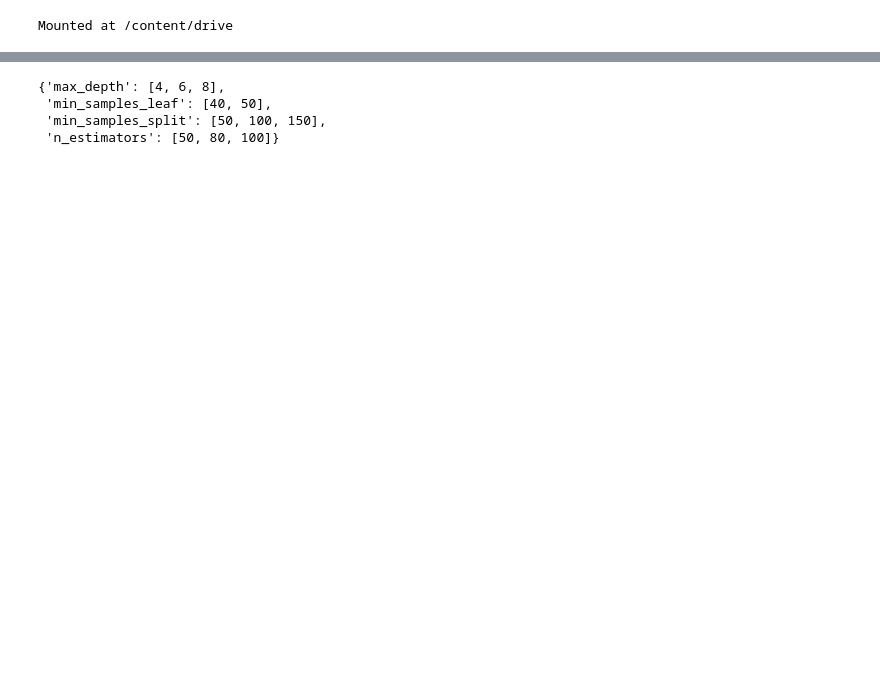
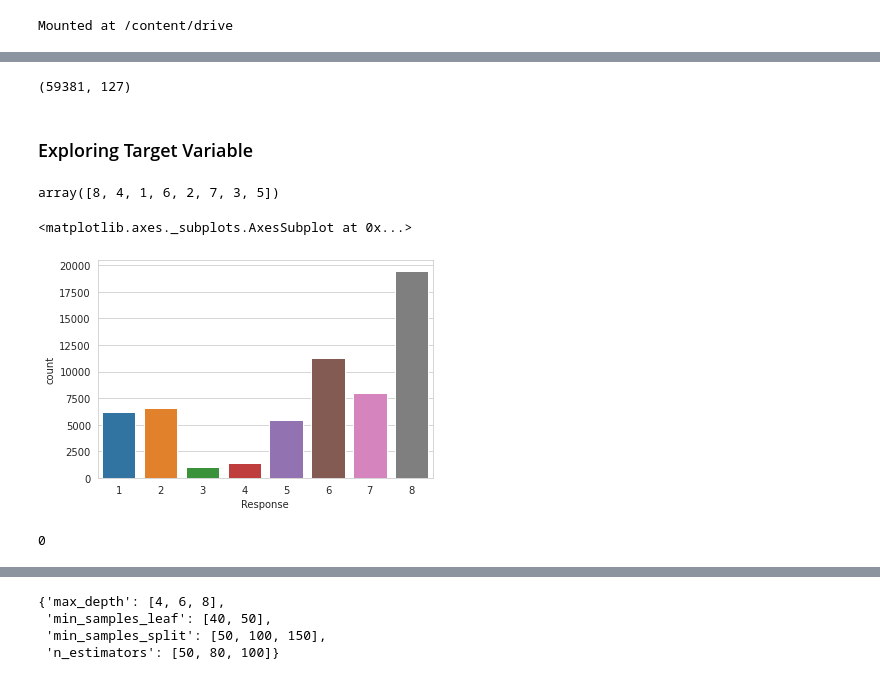
Before and after one commit to ayush9304/Life-Insurance-Risk-Prediction, a Jupyter notebook: Life_Insurance_Risk_Prediction.ipynb, the cells around one changed output, grey strips where cells are left out. Saved outputs shown, nothing was run; the diff lists cells and outputs as text; code cells hidden in the pictures; blank space fills up the shorter version.

```diff
--- a/Life_Insurance_Risk_Prediction.ipynb
+++ b/Life_Insurance_Risk_Prediction.ipynb
@@ -37,3 +20,7 @@ from sklearn import ensemble
+# %%
+pd.set_option("display.max_columns", None)
+pd.set_option("display.max_rows", None)
+sns.set_style(style='whitegrid')
 # %%
 from google.colab import drive
 drive.mount('/content/drive')
@@ -325,0 +29,3 @@ param_dict = {'n_estimators' : n_estimators,
+# %%
+df = pd.read_csv("/content/drive/MyDrive/Datasets/Insurance Decisioning/train.csv", index_col='Id')
+df.head()
@@ -325,0 +40,19 @@ param_dict = {'n_estimators' : n_estimators,
+# %%
+df.shape
+# %% [output]
+(59381, 127)
+# %% [markdown]
+### Exploring Target Variable
+# %%
+df['Response'].unique()
+# %% [output]
+array([8, 4, 1, 6, 2, 7, 3, 5])
+# %%
+sns.countplot(df['Response'])
+# %% [output]
+<matplotlib.axes._subplots.AxesSubplot at 0x...>
+[figure, added]
+# %%
+df['Response'].isna().sum()
+# %% [output]
+0
```
Also changed, not shown: parts of 121 cells of this notebook.
